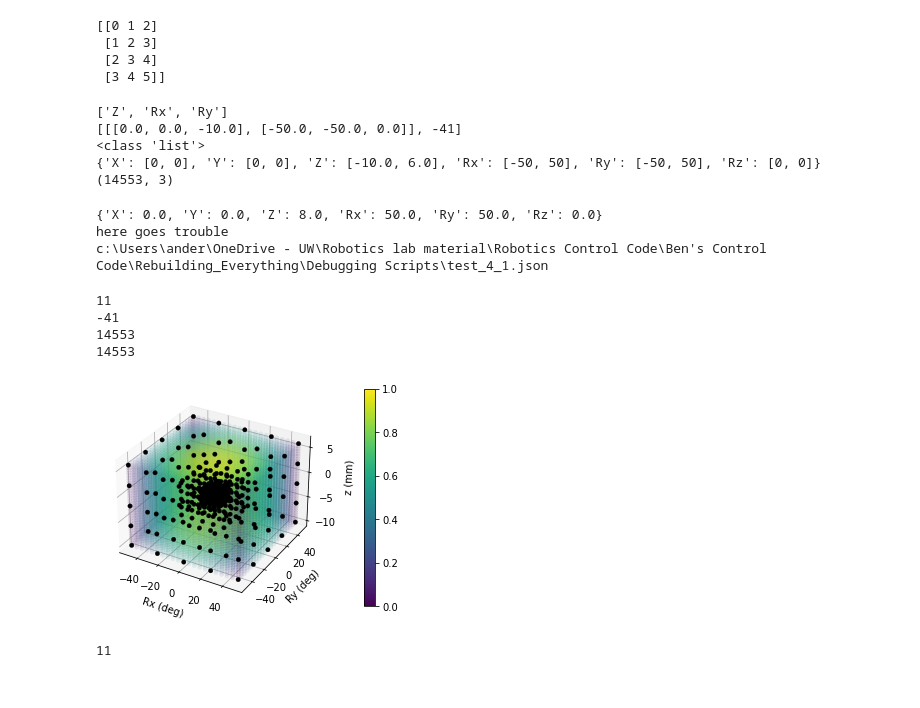
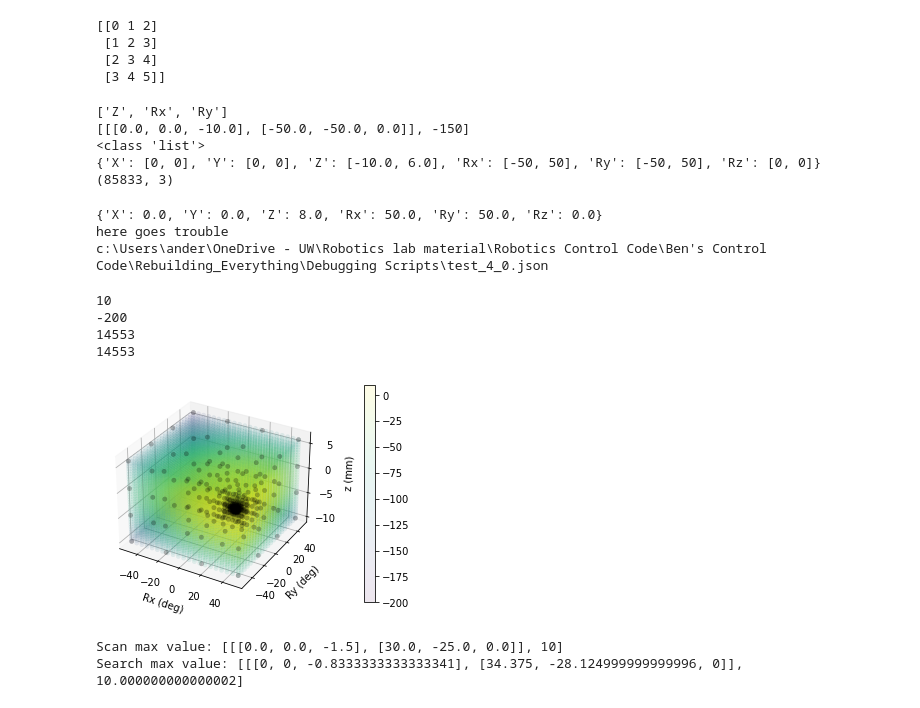
Before and after one commit to Benji-UW/COBOT-Transducer-Control-Code, a Jupyter notebook: Rebuilding_Everything/Debugging Scripts/scan_test.ipynb, the cells around one changed output. Drawn from its saved outputs; the diff is of its cells as text; code cells hidden in the pictures.

Commit message:
I'm amazing at data visualization :))) this is so much fun, now go home and apply it to real data :)))))

```diff
--- a/Rebuilding_Everything/Debugging Scripts/scan_test.ipynb
+++ b/Rebuilding_Everything/Debugging Scripts/scan_test.ipynb
@@ -48,6 +48,7 @@ with open(path + current_file, 'r') as infile:
 r_o_m = json_data["range of motion"]
 resolution = json_data["resolution"]
 point_mags = json_data["points"]
+scan_max = json_data["max_point"]
 
 r = dict()
 active_rom = []
@@ -72,10 +73,10 @@ print(np.shape(points))
 linInter = LinearNDInterpolator(points, mags)
 # %% [output]
 ['Z', 'Rx', 'Ry']
-[[[0.0, 0.0, -10.0], [-50.0, -50.0, 0.0]], -41]
+[[[0.0, 0.0, -10.0], [-50.0, -50.0, 0.0]], -150]
 <class 'list'>
 {'X': [0, 0], 'Y': [0, 0], 'Z': [-10.0, 6.0], 'Rx': [-50, 50], 'Ry': [-50, 50], 'Rz': [0, 0]}
-(14553, 3)
+(85833, 3)
 # %%
 r = dict()
 for DoF in r_o_m:
@@ -87,7 +88,7 @@ for p in point_mags:
     p_dict[(tuple(p[0][0]),tuple(p[0][1]))] = p[1]
 
 
-scanner = DivisionSearch(5, r['Z'], r['Rx'], r['Ry'])
+scanner = DivisionSearch(4, r['Z'], r['Rx'], r['Ry'])
 
 p = scanner.next()
 
@@ -107,6 +108,8 @@ while p != 1 and i < 10000:
     # print(p)
     p = scanner.next()
 
+print(i)
+
 file_itr = 0
 while os.path.exists(path + "\\Debugging Scripts\\test_%s_%s.json" % (test_no, file_itr)):
     file_itr += 1
@@ -118,7 +121,7 @@ scanner.save_points(path + output_file)
 # %% [output]
 {'X': 0.0, 'Y': 0.0, 'Z': 8.0, 'Rx': 50.0, 'Ry': 50.0, 'Rz': 0.0}
 here goes trouble
-c:\Users\ander\OneDrive - UW\Robotics lab material\Robotics Control Code\Ben's Control Code\Rebuilding_Everything\Debugging Scripts\test_4_1.json
+c:\Users\ander\OneDrive - UW\Robotics lab material\Robotics Control Code\Ben's Control Code\Rebuilding_Everything\Debugging Scripts\test_4_0.json
 # %%
 with open(path + output_file, 'r') as infile:
     json_data = json.load(infile)
@@ -147,37 +151,40 @@ floor = min(mags)
 span = max(mags) - floor
 als = [round((i - floor) / (span * 2) * 256) for i in mags]
 als = [i / 256 for i in als]
 print(len(Rys))
 print(len(Rxs))
 
 fig = ax.scatter(Rxs, Rys, Zs, c=mags, cmap='viridis', alpha=0.1, linewidth=0.25)
 
+plt.colorbar(fig, pad=0.13)
+
 Zs = []
 Rxs = []
 Rys = []
 
 for p in point_mags_2:
     Zs.append(p[0][0][2])
     Rxs.append(p[0][1][0])
     Rys.append(p[0][1][1])
-fig = ax.scatter(Rxs, Rys, Zs, c='k', cmap='viridis', alpha=1, linewidth=0.25)
+fig = ax.scatter(Rxs, Rys, Zs, c='k', alpha=0.25, linewidth=0.25)
 
 ax.set_xlabel("Rx (deg)")
 ax.set_ylabel("Ry (deg)")
 ax.set_zlabel("z (mm)")
 
-plt.colorbar(fig, pad=0.13)
 # plt.savefig("fullscan_render.jpg", dpi=400)
 plt.show()
 # plt.axes(projection = "3d")
 # plt.scatter(Rxs, Rys, Zs, c=mags, cmap='viridis', alpha=0.8, linewidth=0.5)
 
 
-print(max(mags))
+print(f"Scan max value: {scan_max}")
+print(f"Search max value: {search_max}")
 # %% [output]
-11
--41
+10
+-200
 14553
 14553
-[figure, old version]
+[figure, new version]
-11
+Scan max value: [[[0.0, 0.0, -1.5], [30.0, -25.0, 0.0]], 10]
+Search max value: [[[0, 0, -0.8333333333333341], [34.375, -28.124999999999996, 0]], 10.000000000000002]
```
Also changed, not shown: parts of 1 cell of this notebook, 9 other files.
